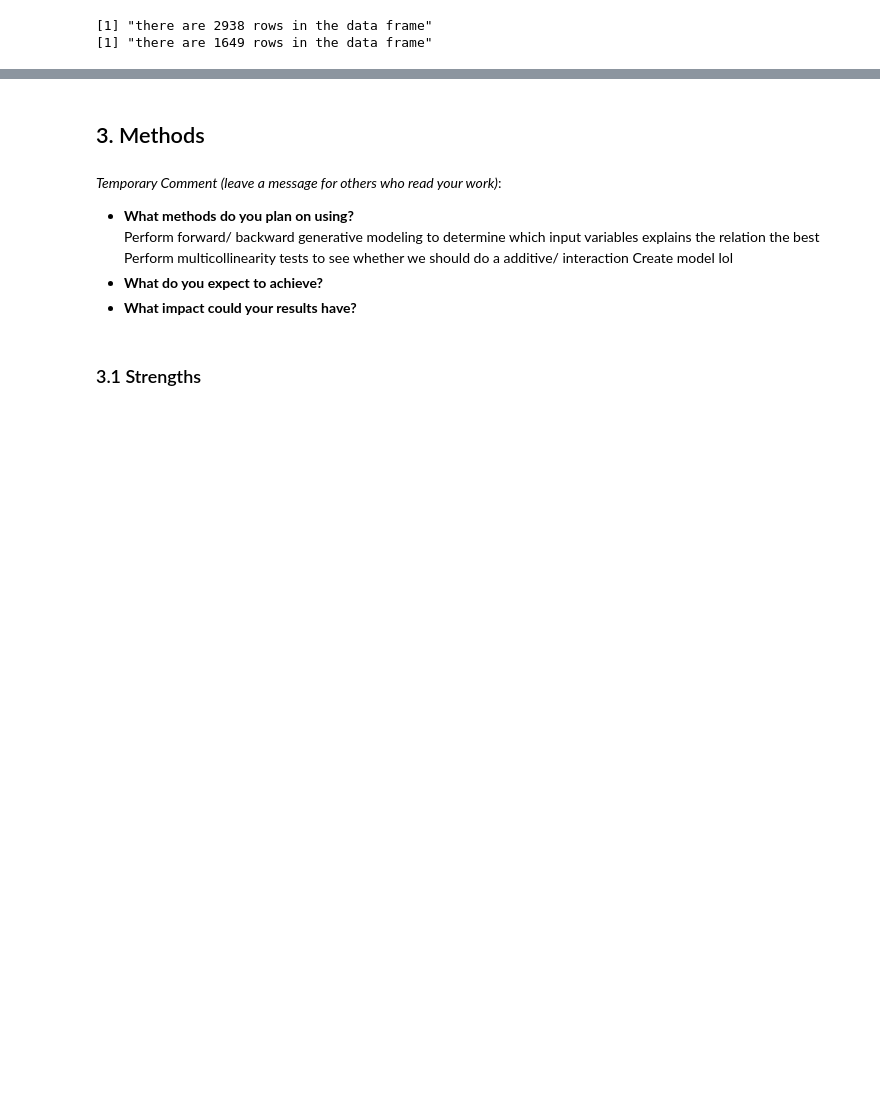
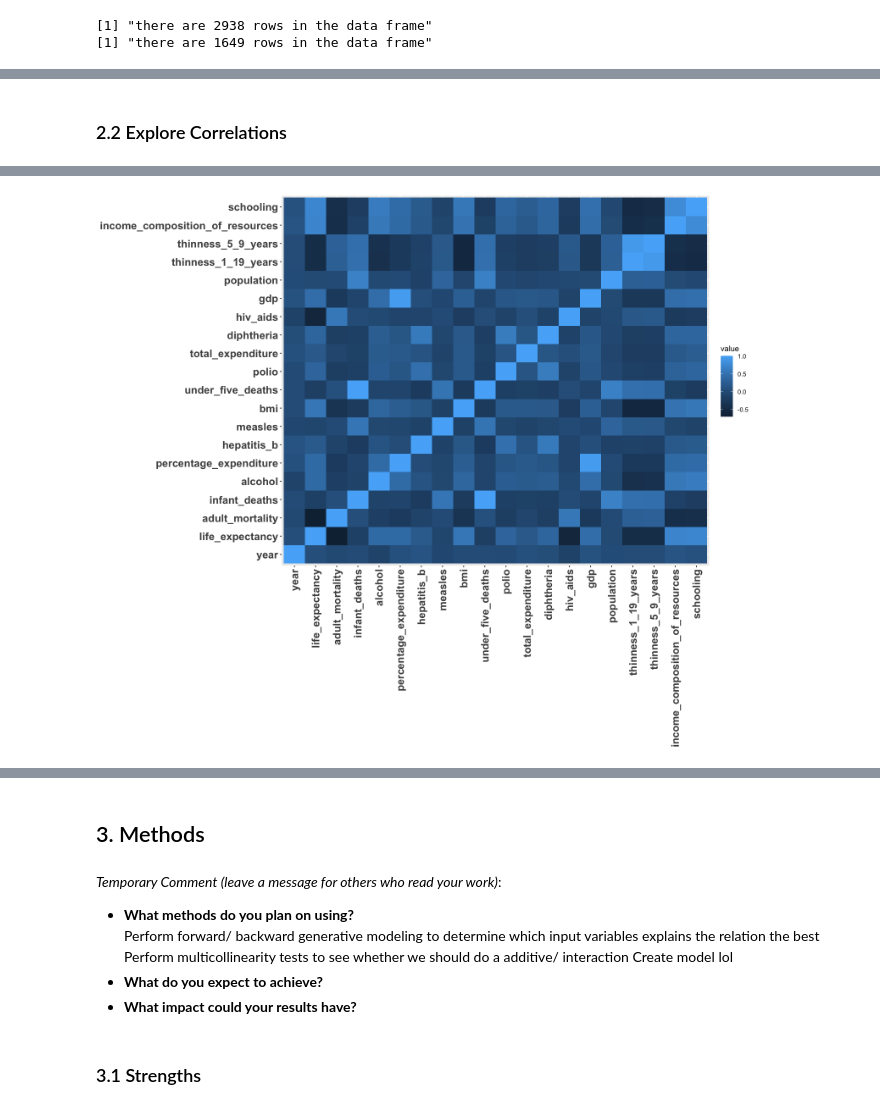
Before and after one commit to fionawang-yf/STAT301-LifeExpectancy, a Jupyter notebook: STAT301-Group1-Proposal.ipynb, the cells around one changed output, grey strips where cells are left out. Saved outputs shown, nothing was run; the diff lists cells and outputs as text; code cells hidden in the pictures; blank space fills up the shorter version.

```diff
--- a/STAT301-Group1-Proposal.ipynb
+++ b/STAT301-Group1-Proposal.ipynb
@@ -64,4 +50,4 @@ The following objects are masked from ‘package:stats’:
 # %% [markdown]
 We'll start by importing the dataset, loading it into a dataframe and inspecting the results. The original dataset can be found [here](https://www.kaggle.com/datasets/kumarajarshi/life-expectancy-who).
 # %%
-data = read.csv("https://shorturl.at/FV478") %>% clean_names()
+le = read_csv("https://shorturl.at/FV478")
@@ -71,13 +95,19 @@ options(repr.matrix.max.cols=22, repr.matrix.max.rows=37)
+# %%
+le = clean_names(le)
+# %%
+le = le %>%
+    mutate(country = as_factor(country)) %>%
+    mutate(status = as_factor(status))
 # %%
 # remove all NAs
 
-total_rows <- data %>% nrow()
+total_rows <- le %>% nrow()
 
 print(sprintf("there are %d rows in the data frame",total_rows))
 
-data <- na.omit(data)
+le <- na.omit(le)
 
-print(sprintf("there are %d rows in the data frame", nrow(data)))
+print(sprintf("there are %d rows in the data frame", nrow(le)))
 # %% [output]
 [1] "there are 2938 rows in the data frame"
 [1] "there are 1649 rows in the data frame"
@@ -114,5 +146,20 @@ A matrix: 20 × 20 of type dbl
 | thinness_5_9_years | 0.014122422 | -0.45750829 | 0.286722882 | 0.461907925 | -0.38620819 | -0.25563544 | -0.13325099 | ... |
 | income_composition_of_resources | 0.122891780 | 0.72108259 | -0.442203288 | -0.134753863 | 0.56107433 | 0.40216974 | 0.18492097 | ... |
 | schooling | 0.088731787 | 0.72763003 | -0.421170523 | -0.214371900 | 0.61697481 | 0.42208845 | 0.21518159 | ... |
+# %% [markdown]
+### 2.2 Explore Correlations
 # %%
-# TODO:
+# correlation between numeric variables
+cor_matrix <- cor(subset(le, select = -c(country, status) ))
+melted <- melt(cor_matrix)
+
+# Make plots larger
+options(repr.plot.width=13, repr.plot.height=11)
+
+ggplot(melted) +
+    geom_tile(aes(X1, X2, fill=value)) +
+    theme(axis.text.x = element_text(angle = 90, vjust = 0.5, hjust=1),
+          axis.text=element_text(size=15, face="bold"),
+          axis.title=element_blank())
+# TODO: change pallete to look prettier https://r-graph-gallery.com/79-levelplot-with-ggplot2.html
+# %% [output]
@@ -118,0 +170 @@ A matrix: 20 × 20 of type dbl
+[figure, added]
```
Also changed, not shown: parts of 30 cells of this notebook.
